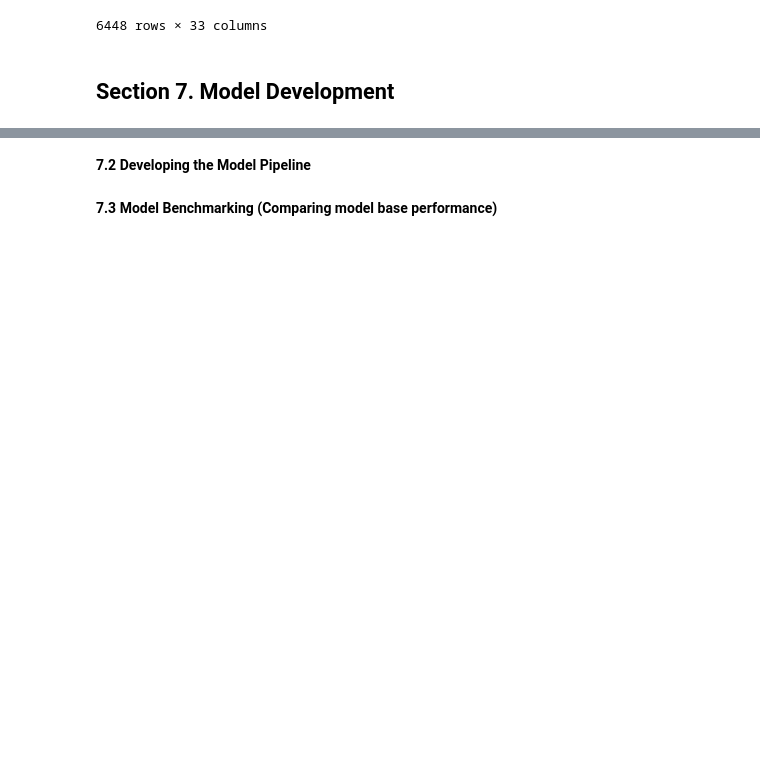
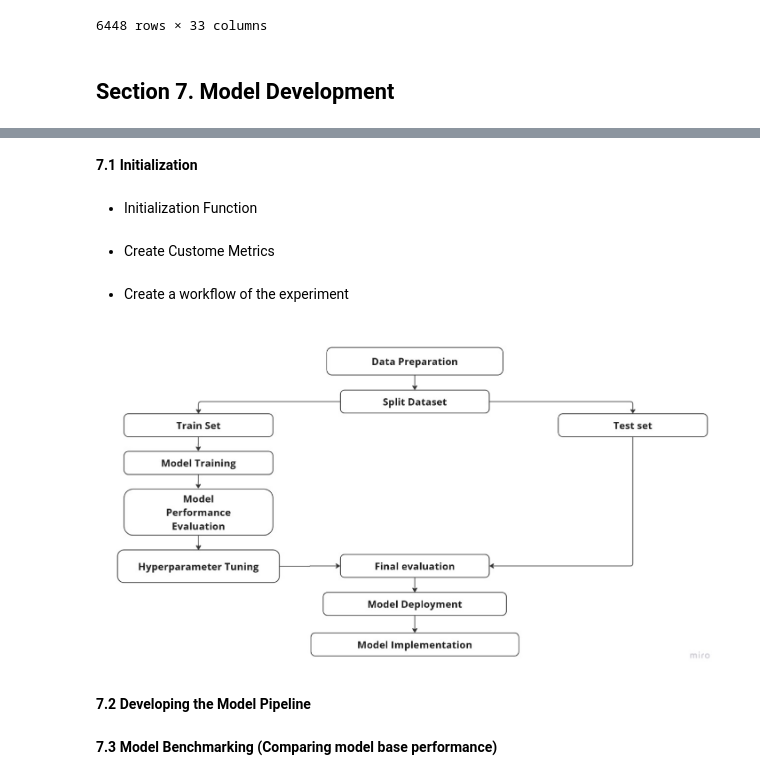
Before and after one commit to melinayu/Hotel-Booking-Demand-Project, a Jupyter notebook: notebooks/Hotel-Booking-Demand.ipynb, the cells around one changed output, grey strips where cells are left out. Drawn from its saved outputs; the diff is of its cells as text; code cells hidden in the pictures; blank space fills up the shorter version.

```diff
--- a/notebooks/Hotel-Booking-Demand.ipynb
+++ b/notebooks/Hotel-Booking-Demand.ipynb
@@ -728,3 +733,7 @@ X_train_pre
+# %% [markdown]
+**7.1 Initialization**
+# %% [markdown]
+- Initialization Function
 # %%
 # Model Selection
 from sklearn.linear_model import LogisticRegression
@@ -737,6 +746,19 @@ from xgboost import XGBClassifier
 import lightgbm as lgb
 from sklearn.metrics import f1_score, accuracy_score, recall_score, precision_score
 from sklearn.metrics import roc_curve, roc_auc_score
+# %% [markdown]
+- Create Custome Metrics
+# %% [markdown]
+- Create a workflow of the experiment
+# %%
+# Load and display an image
+plt.figure(figsize=(20, 10))
+img = mpimg.imread(r'C:\Users\user\OneDrive\Documents\Hotel-Booking-Demand-Project\assets\Flowchart.jpg')
+plt.imshow(img)
+plt.axis('off')
+plt.show()
+# %% [output]
+[figure, added]
 # %% [markdown]
 **7.2 Developing the Model Pipeline**
 # %%
```
Also changed, not shown: parts of 38 cells of this notebook, 1 other file.
